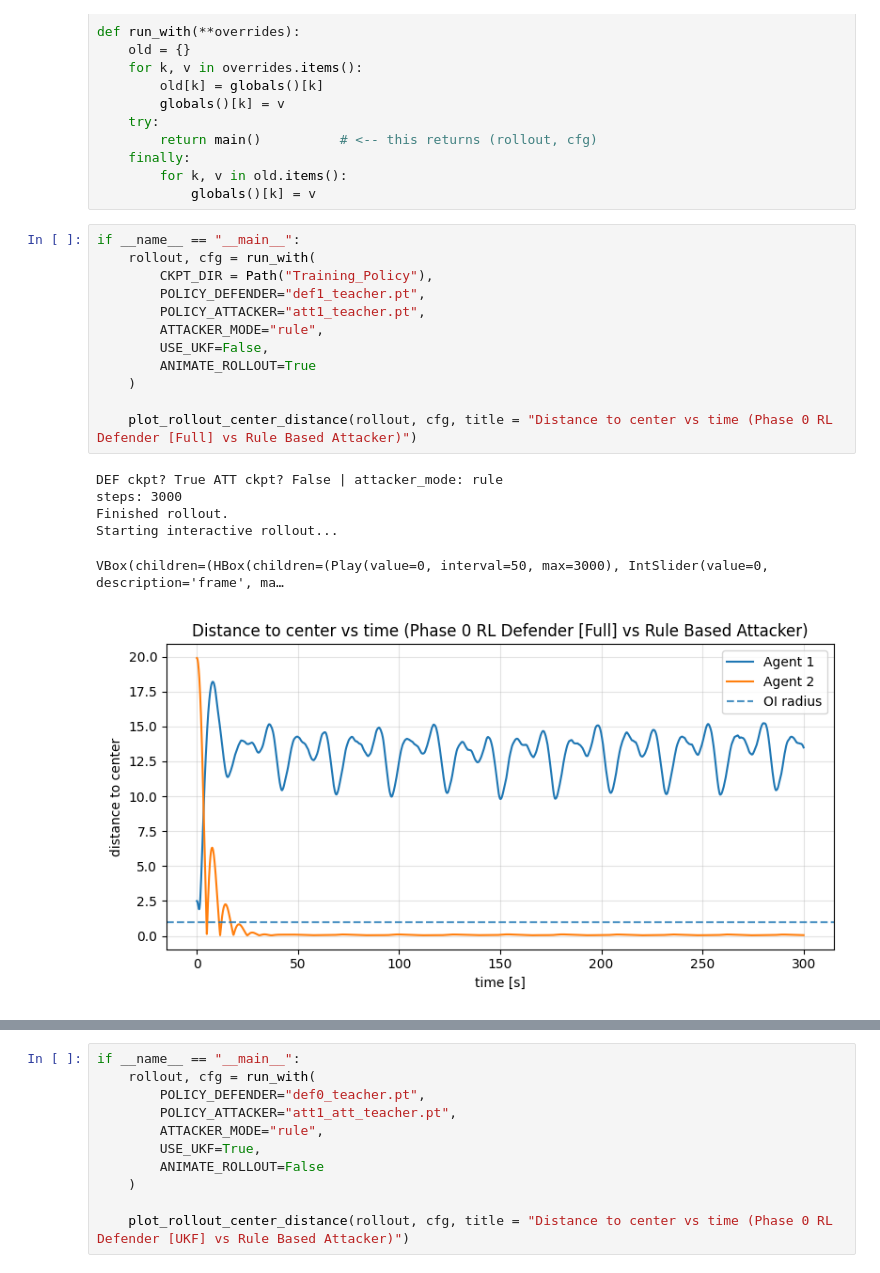
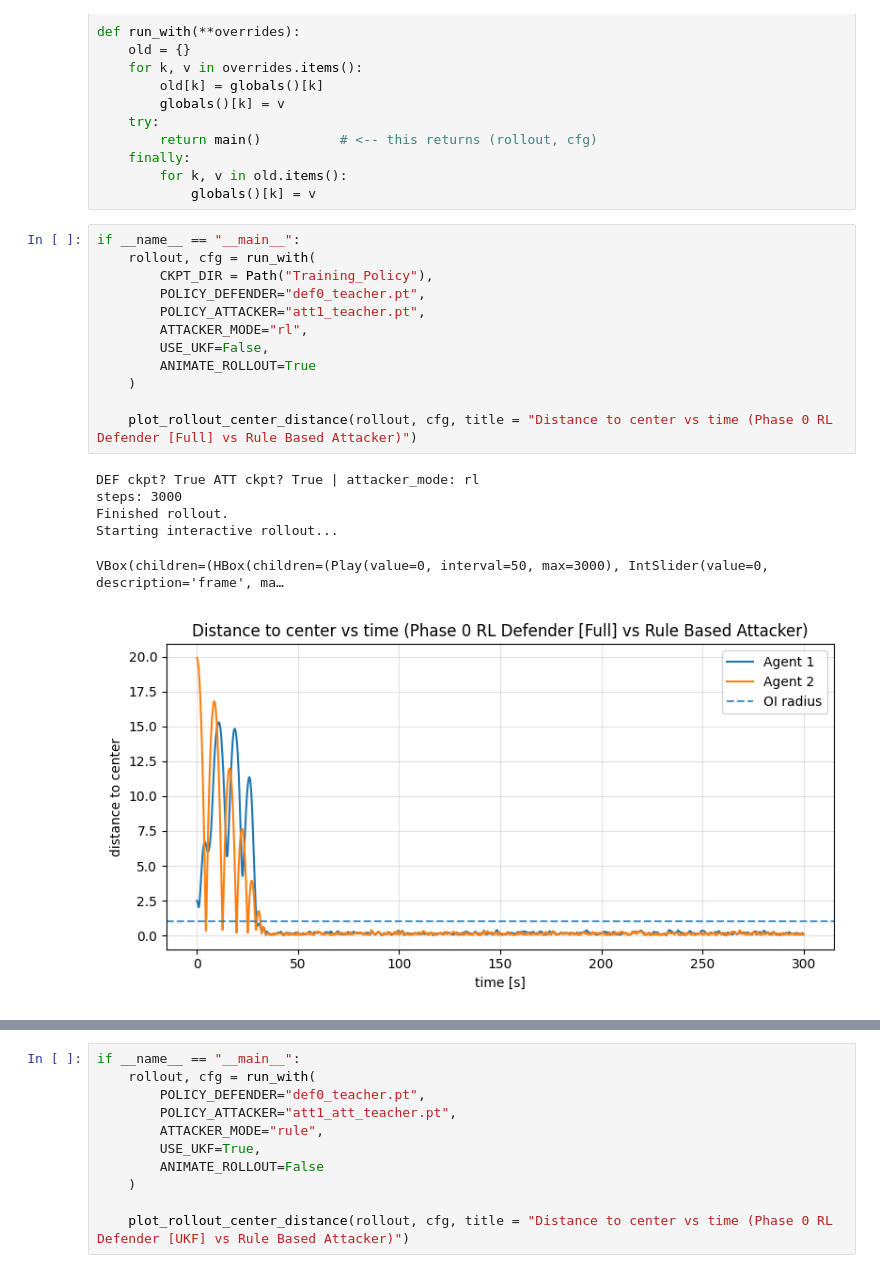
Before and after one commit to gussantaella1/PARL-PO, a Jupyter notebook: GameTheory_TopLevel.ipynb, the cells around one changed output, grey strips where cells are left out. Saved outputs shown, nothing was run; the diff lists cells and outputs as text.

```diff
--- a/GameTheory_TopLevel.ipynb
+++ b/GameTheory_TopLevel.ipynb
@@ -181,22 +181,22 @@ def run_with(**overrides):
 # %%
 if __name__ == "__main__":
     rollout, cfg = run_with(
         CKPT_DIR = Path("Training_Policy"),
-        POLICY_DEFENDER="def1_teacher.pt",
+        POLICY_DEFENDER="def0_teacher.pt",
         POLICY_ATTACKER="att1_teacher.pt",
-        ATTACKER_MODE="rule",
+        ATTACKER_MODE="rl",
         USE_UKF=False,
         ANIMATE_ROLLOUT=True
     )
 
     plot_rollout_center_distance(rollout, cfg, title = "Distance to center vs time (Phase 0 RL Defender [Full] vs Rule Based Attacker)")
 # %% [output]
-DEF ckpt? True ATT ckpt? False | attacker_mode: rule
+DEF ckpt? True ATT ckpt? True | attacker_mode: rl
 steps: 3000
 Finished rollout.
 Starting interactive rollout...
 VBox(children=(HBox(children=(Play(value=0, interval=50, max=3000), IntSlider(value=0, description='frame', ma…
-[figure, old version]
+[figure, new version]
 [figure]
 # %%
 if __name__ == "__main__":
```
Also changed, not shown: 26 other files.
